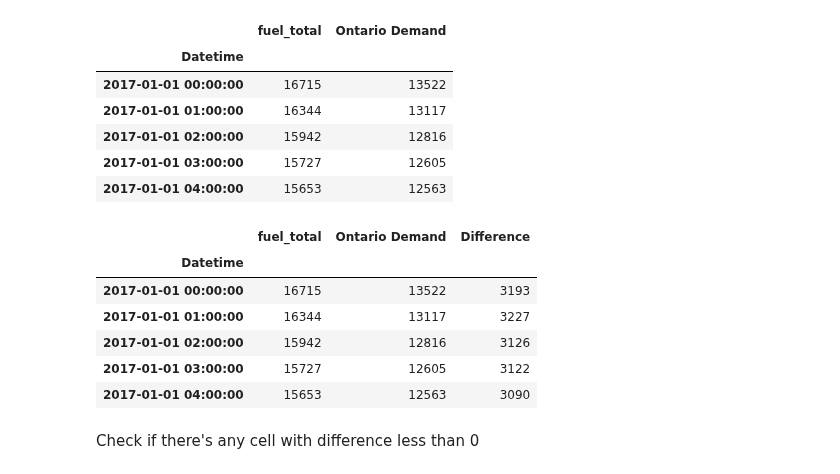
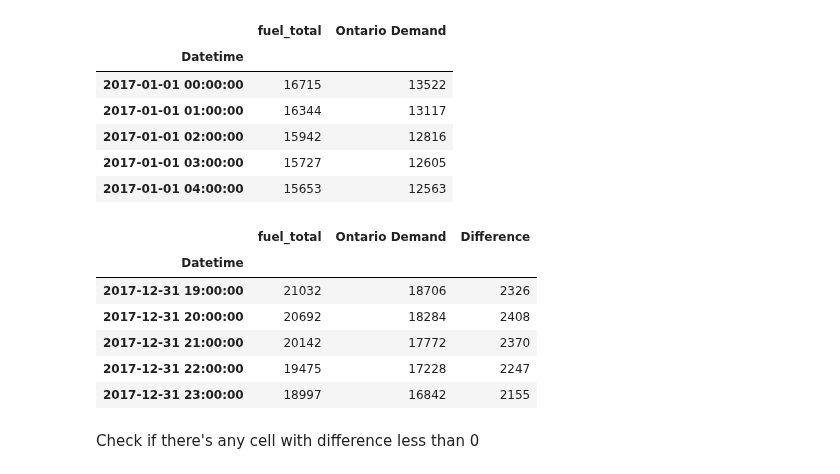
Before and after one commit to lewisjko/FYDP, a Jupyter notebook: FYDP.ipynb, the cells around one changed output. Cells and saved outputs as stored; diff of their text form; code cells hidden in the pictures.

```diff
--- a/FYDP.ipynb
+++ b/FYDP.ipynb
@@ -161,15 +171,15 @@ SBG.head()
 # %%
 SBG['Difference'] = SBG['fuel_total'] - SBG['Ontario Demand']
 # %%
-SBG.head()
+SBG.tail()
 # %% [output]
 |  | fuel_total | Ontario Demand | Difference |
 | Datetime |  |  |  |
-| 2017-01-01 00:00:00 | 16715 | 13522 | 3193 |
-| 2017-01-01 01:00:00 | 16344 | 13117 | 3227 |
-| 2017-01-01 02:00:00 | 15942 | 12816 | 3126 |
-| 2017-01-01 03:00:00 | 15727 | 12605 | 3122 |
-| 2017-01-01 04:00:00 | 15653 | 12563 | 3090 |
+| 2017-12-31 19:00:00 | 21032 | 18706 | 2326 |
+| 2017-12-31 20:00:00 | 20692 | 18284 | 2408 |
+| 2017-12-31 21:00:00 | 20142 | 17772 | 2370 |
+| 2017-12-31 22:00:00 | 19475 | 17228 | 2247 |
+| 2017-12-31 23:00:00 | 18997 | 16842 | 2155 |
 # %% [markdown]
 Check if there's any cell with difference less than 0
 # %%
```
Also changed, not shown: parts of 51 cells of this notebook, 1 other file.
